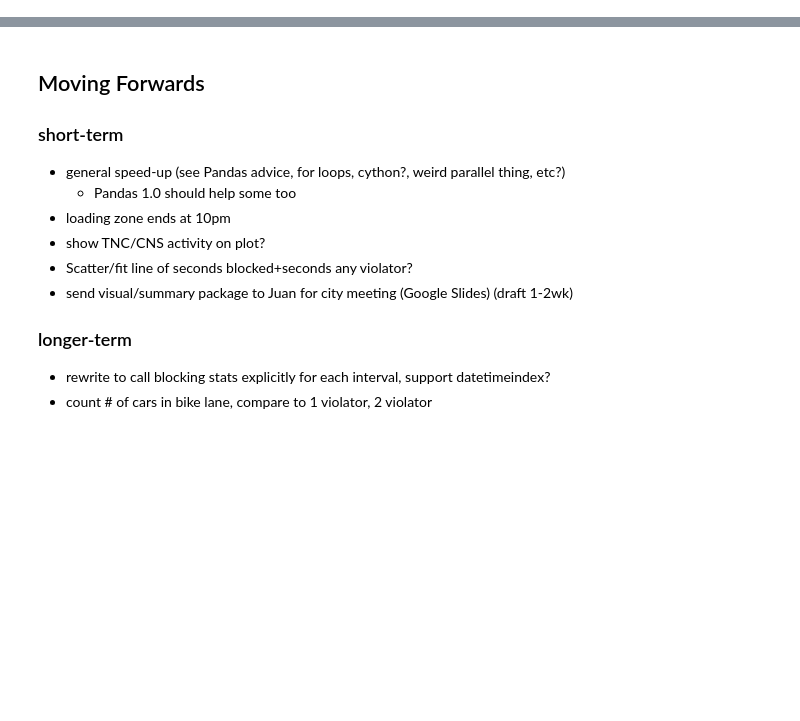
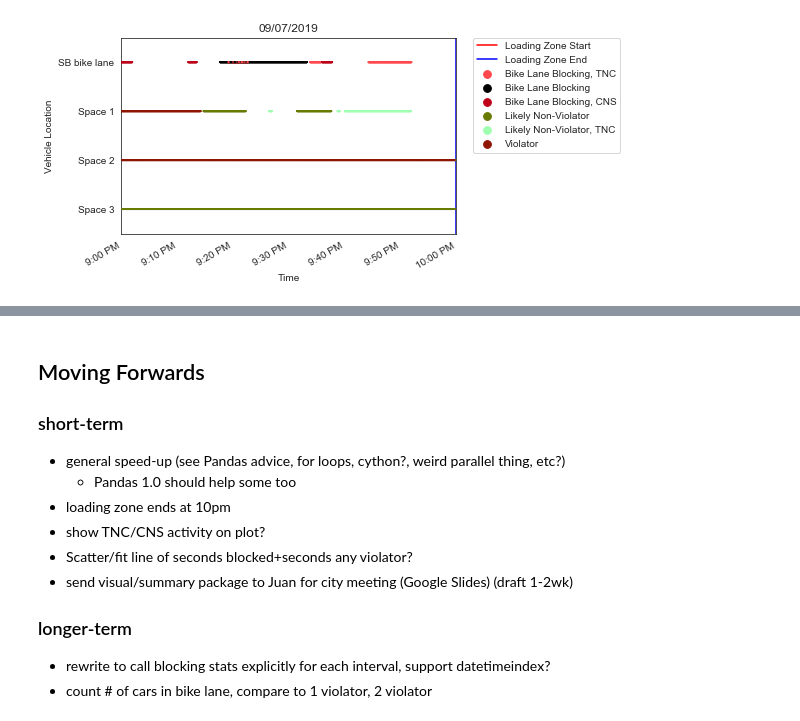
Before and after one commit to ucla-its/curb-analysis-visuals, a Jupyter notebook: Solutions for a Small Planet (pd1v2).ipynb, the cells around one changed output, grey strips where cells are left out. Cells and saved outputs as stored; diff of their text form; code cells hidden in the pictures; blank space fills up the shorter version.

```diff
--- a/Solutions for a Small Planet (pd1v2).ipynb
+++ b/Solutions for a Small Planet (pd1v2).ipynb
@@ -154,3 +103,7 @@ plot_everything(alldays_timestamped.loc['2019-08-30 17:00:00':'2019-08-30 22:30:
+# %%
+plot(alldays_timestamped.loc['2019-09-07 21:00:00':'2019-09-07 22:00:00'])
+# %% [output]
+[figure, added]
 # %%
 for date in alldays_timestamped['Begin Date'].unique():
     plot(alldays_timestamped[alldays_timestamped['Begin Date'] == date])
```
Also changed, not shown: parts of 46 cells of this notebook, 42 other files.
